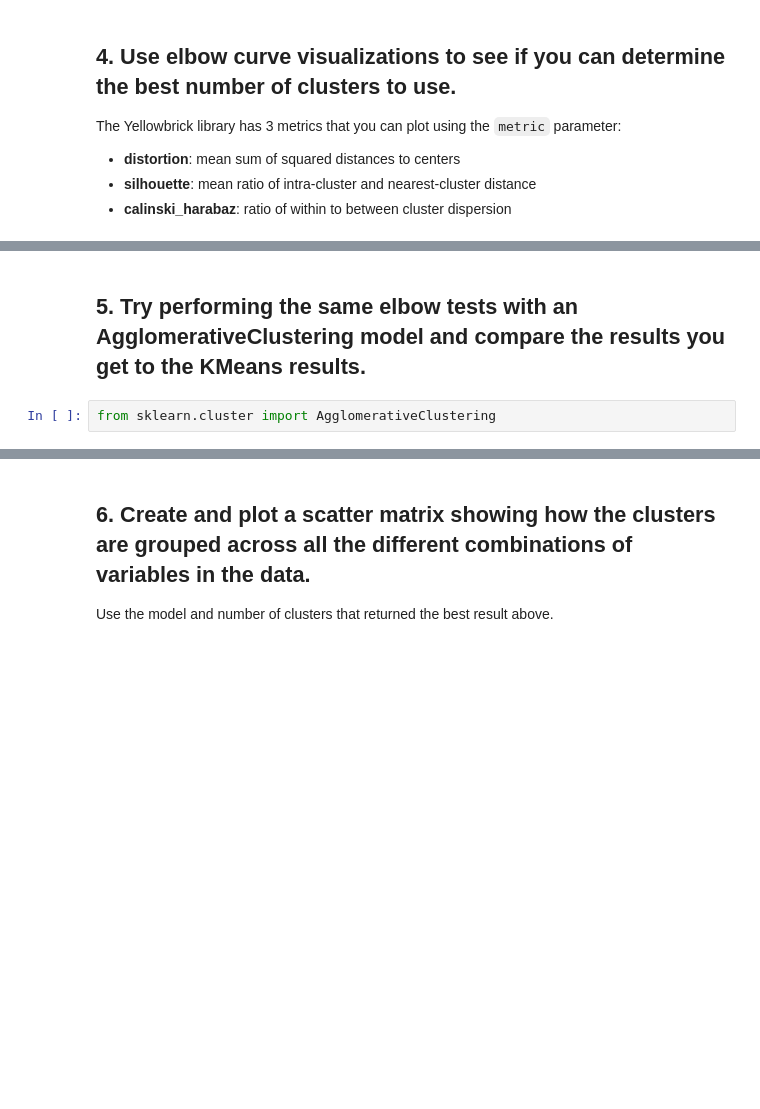
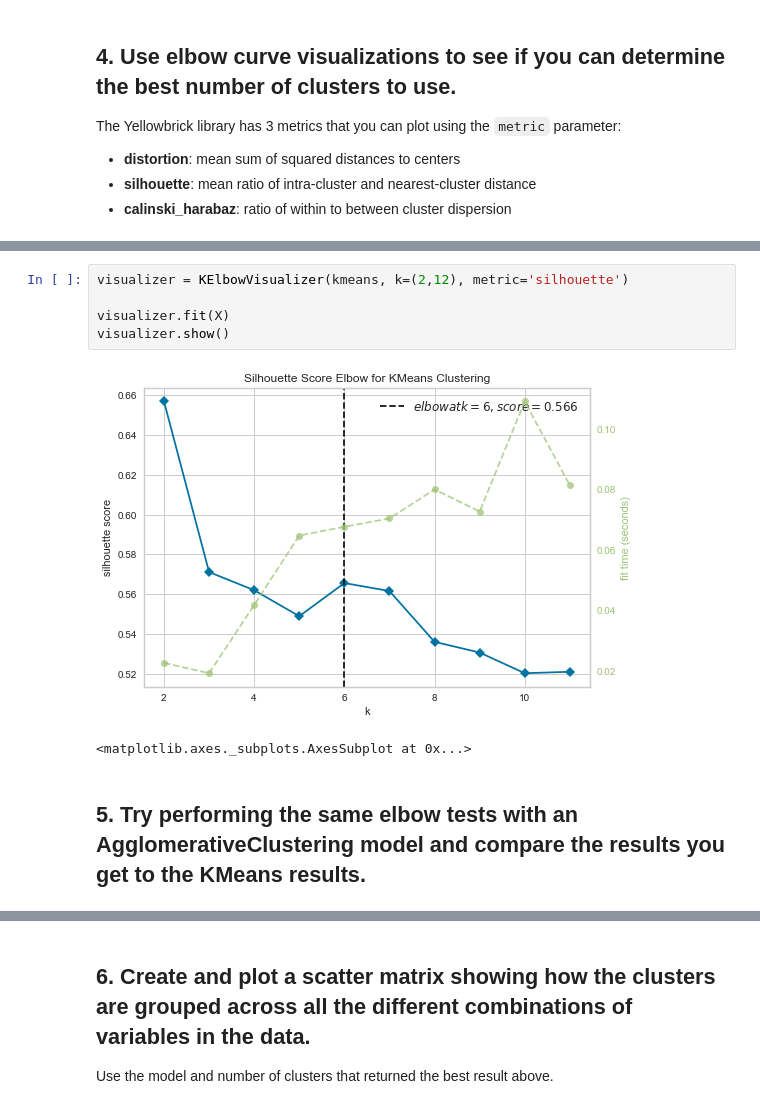
Before and after one commit to ta-datapt-bcn/lab_evaluation, a Jupyter notebook: lab-unsupervised-learning-evaluation/your-code/main.ipynb, the cells around one changed output, grey strips where cells are left out. Cells and saved outputs as stored; diff of their text form; blank space fills up the shorter version.

```diff
--- a/lab-unsupervised-learning-evaluation/your-code/main.ipynb
+++ b/lab-unsupervised-learning-evaluation/your-code/main.ipynb
@@ -31,4 +97,10 @@ ModuleNotFoundError: No module named 'yellowbrick'
+# %%
+visualizer = KElbowVisualizer(kmeans, k=(2,12), metric='silhouette')
+
+visualizer.fit(X)
+visualizer.show()
+# %% [output]
+[figure, added]
+<matplotlib.axes._subplots.AxesSubplot at 0x...>
 # %% [markdown]
 ## 5. Try performing the same elbow tests with an AgglomerativeClustering model and compare the results you get to the KMeans results.
-# %%
-from sklearn.cluster import AgglomerativeClustering
```
Also changed, not shown: parts of 24 cells of this notebook, 2 other files.
